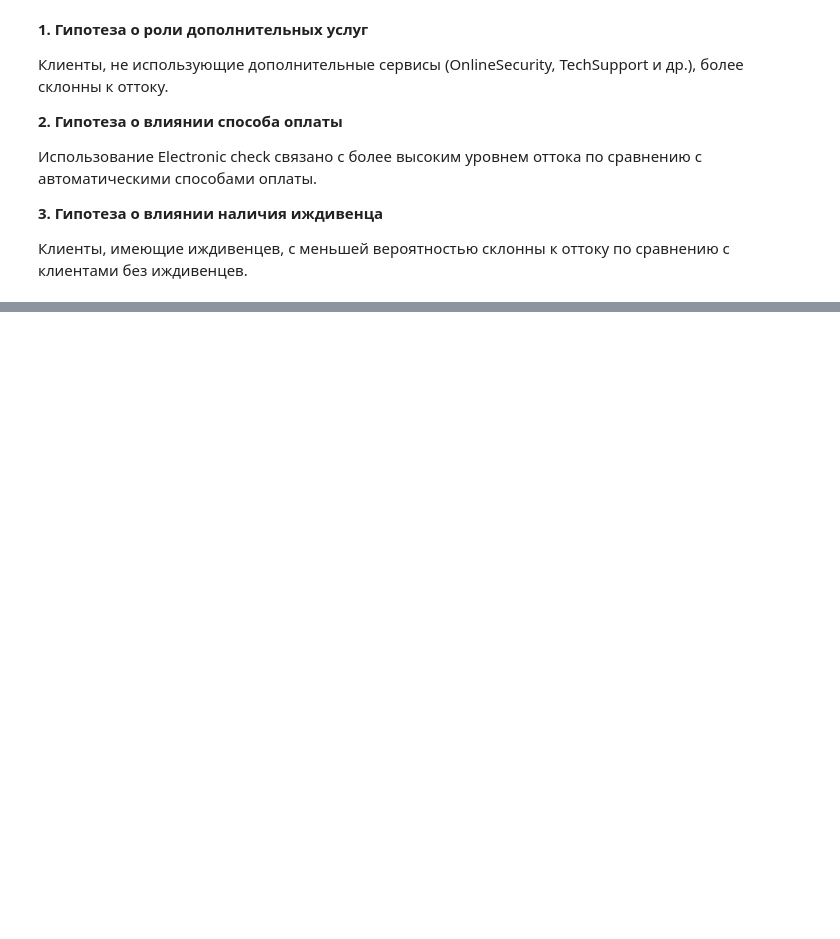
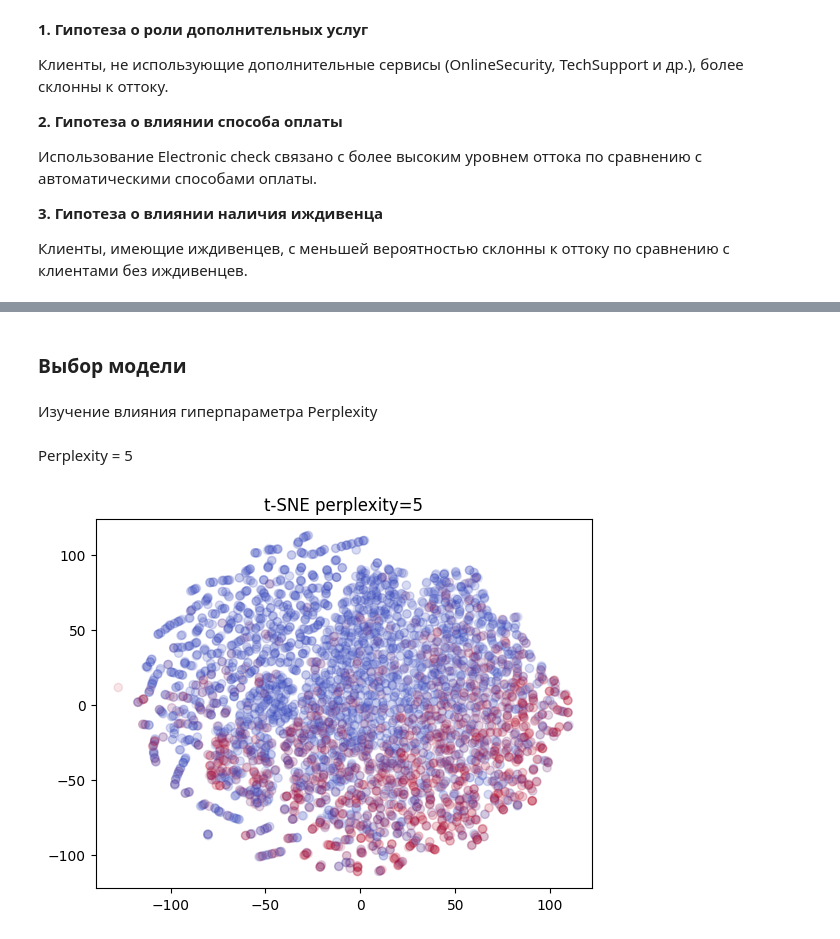
Before and after one commit to budaog300/telecom-churn-ml-project, a Jupyter notebook: lab1.ipynb, the cells around one changed output, grey strips where cells are left out. Drawn from its saved outputs; the diff is of its cells as text; code cells hidden in the pictures; blank space fills up the shorter version.

```diff
--- a/lab1.ipynb
+++ b/lab1.ipynb
@@ -533,0 +654,7 @@ EDA показал, что поведение клиентов сильно св
+# %%
+X = df_final.drop(columns=['Churn'])
+y = df_final['Churn']
+
+X_train, X_test, y_train, y_test = train_test_split(
+    X, y, test_size=0.2, random_state=42
+)
@@ -533,0 +711,2 @@ EDA показал, что поведение клиентов сильно св
+# %% [markdown]
+### Выбор модели
@@ -533,0 +715,16 @@ EDA показал, что поведение клиентов сильно св
+# %% [markdown]
+Изучение влияния гиперпараметра Perplexity
+# %%
+def research_perp(n_components, perplexity):
+    tsne = TSNE(n_components=n_components, perplexity=perplexity, random_state=42)
+    X_tsne = tsne.fit_transform(X)
+
+    plt.scatter(X_tsne[:,0], X_tsne[:,1], c=y, cmap='coolwarm', alpha=0.1)
+    plt.title(f"t-SNE perplexity={perplexity}")
+    plt.show()
+# %% [markdown]
+Perplexity = 5
+# %%
+research_perp(2, 5)
+# %% [output]
+[figure, added]
```
Also changed, not shown: parts of 45 cells of this notebook, 2 other files.
